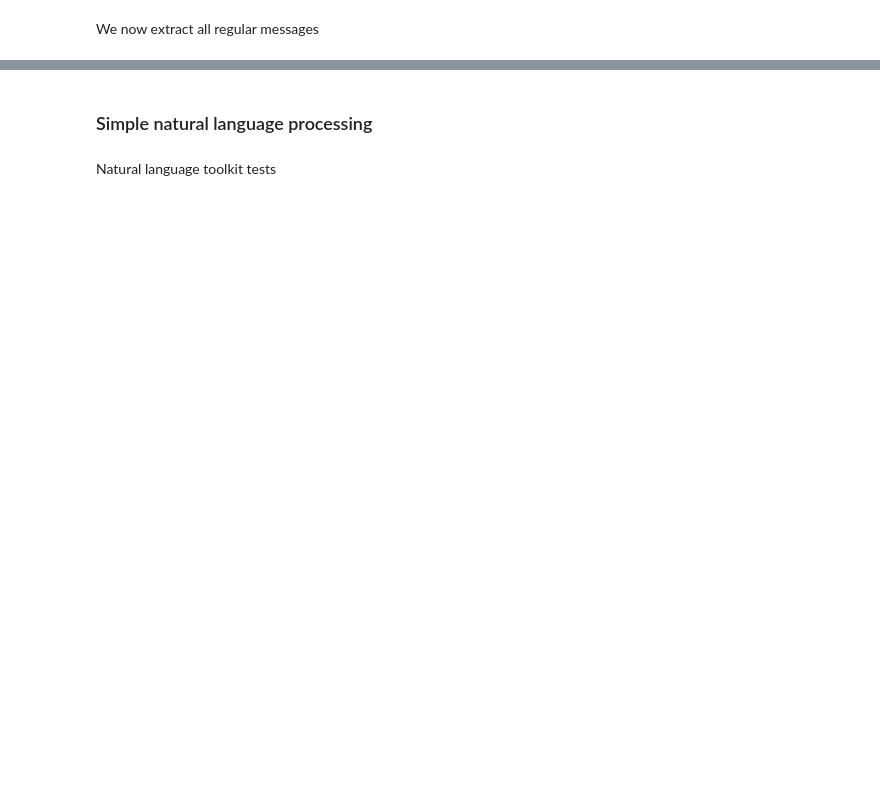
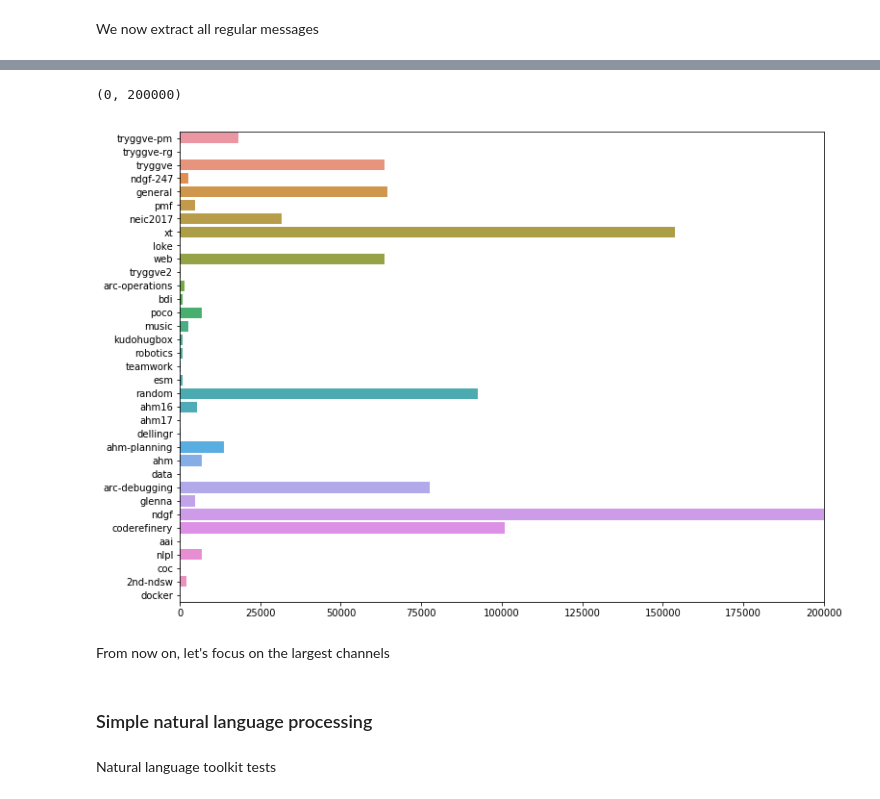
Before and after one commit to coderefinery/ahm18-nlp-slack, a Jupyter notebook: inspect-slacklogs.ipynb, the cells around one changed output, grey strips where cells are left out. Saved outputs shown, nothing was run; the diff lists cells and outputs as text; code cells hidden in the pictures; blank space fills up the shorter version.

```diff
--- a/inspect-slacklogs.ipynb
+++ b/inspect-slacklogs.ipynb
@@ -61,4 +160,6 @@ for d in dates:
             messages.append(j["text"])
 
 for m in messages:
-    print(m)
+    #print(m)
+    if "install" in m:
+        print m
@@ -64,0 +225,5 @@ for m in messages:
+# %%
+channels = [d.replace("slack_logs/","").replace("/","") for d in dirs]
+words_in_channels = dict.fromkeys(channels)
+words_in_channels
+#for d in dirs
@@ -64,0 +269,16 @@ for m in messages:
+# %%
+
+for channel in channels:
+    print("channel %s"%channel)
+    dates = os.listdir("slack_logs/"+channel)
+    messages = []
+    for d in dates:
+        with open("slack_logs/"+channel+"/"+d,"r") as f:
+            raw_json = json.loads(f.read())
+
+        for j in raw_json:
+            if not "subtype" in j.keys(): # exclude non-message messages
+                messages.append(j["text"])
+    words_in_channels[channel] = join_messages(messages)
+#for m in messages:
+#    print(m)
@@ -64,0 +303,7 @@ for m in messages:
+# %%
+for i in words_in_channels.keys():
+    #print("number of words in channel %s is %d "%(i,len(words_in_channels[i])))
+    if len(words_in_channels[i])==0:
+        words_in_channels.pop(i, None)
+for i in words_in_channels.keys():
+    print("number of words in channel %s is %d "%(i,len(words_in_channels[i])))
@@ -64,0 +328,12 @@ for m in messages:
+# %%
+plt.rcParams["figure.figsize"] = [12,9]
+x = words_in_channels.keys()
+y = [len(words_in_channels[i]) for i in words_in_channels.keys()]
+ax = sns.barplot(x=y, y=x)
+
+ax.set_xlim([0,200000])
+# %% [output]
+(0, 200000)
+[figure, added]
+# %% [markdown]
+From now on, let's focus on the largest channels
```
Also changed, not shown: parts of 51 cells of this notebook.
